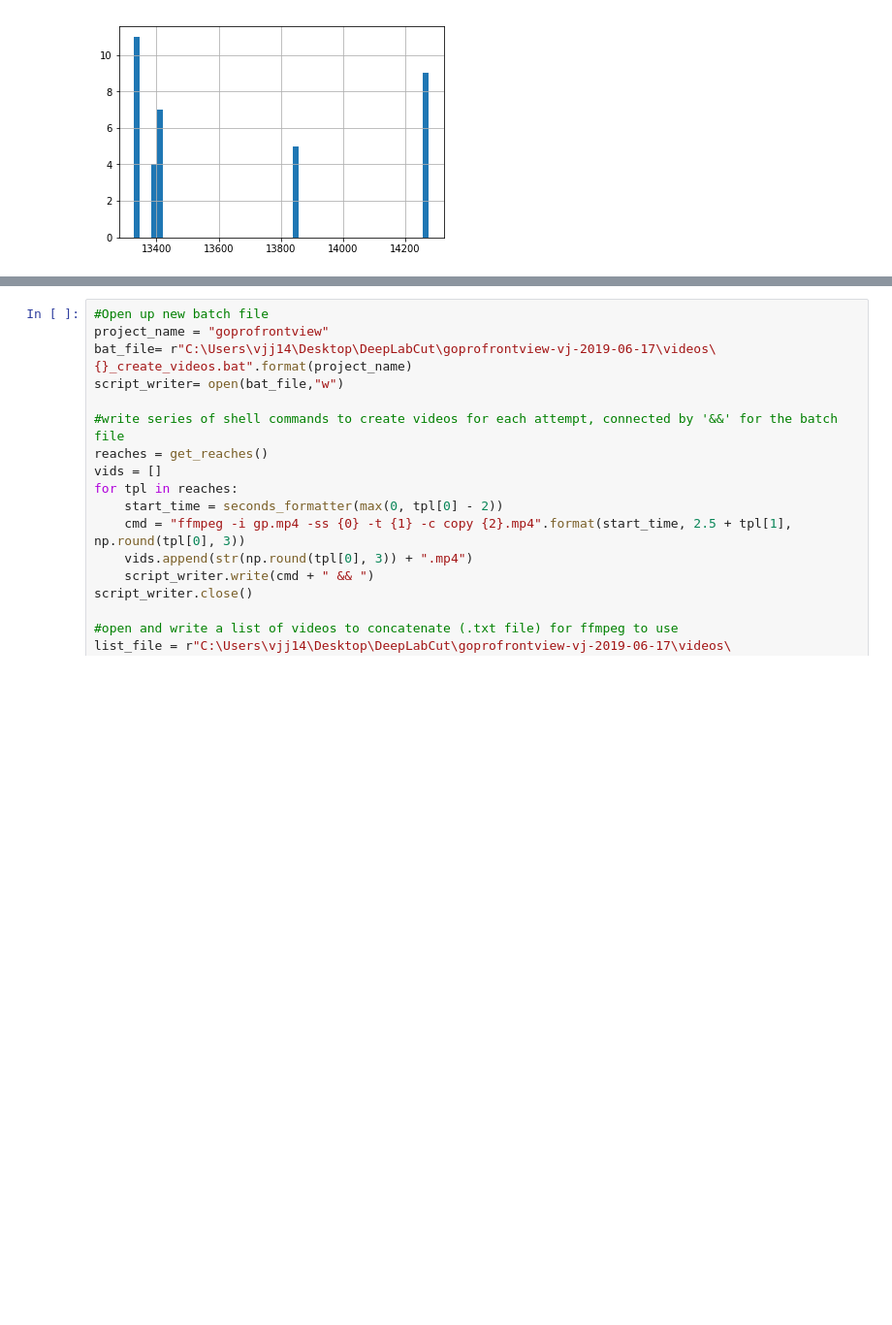
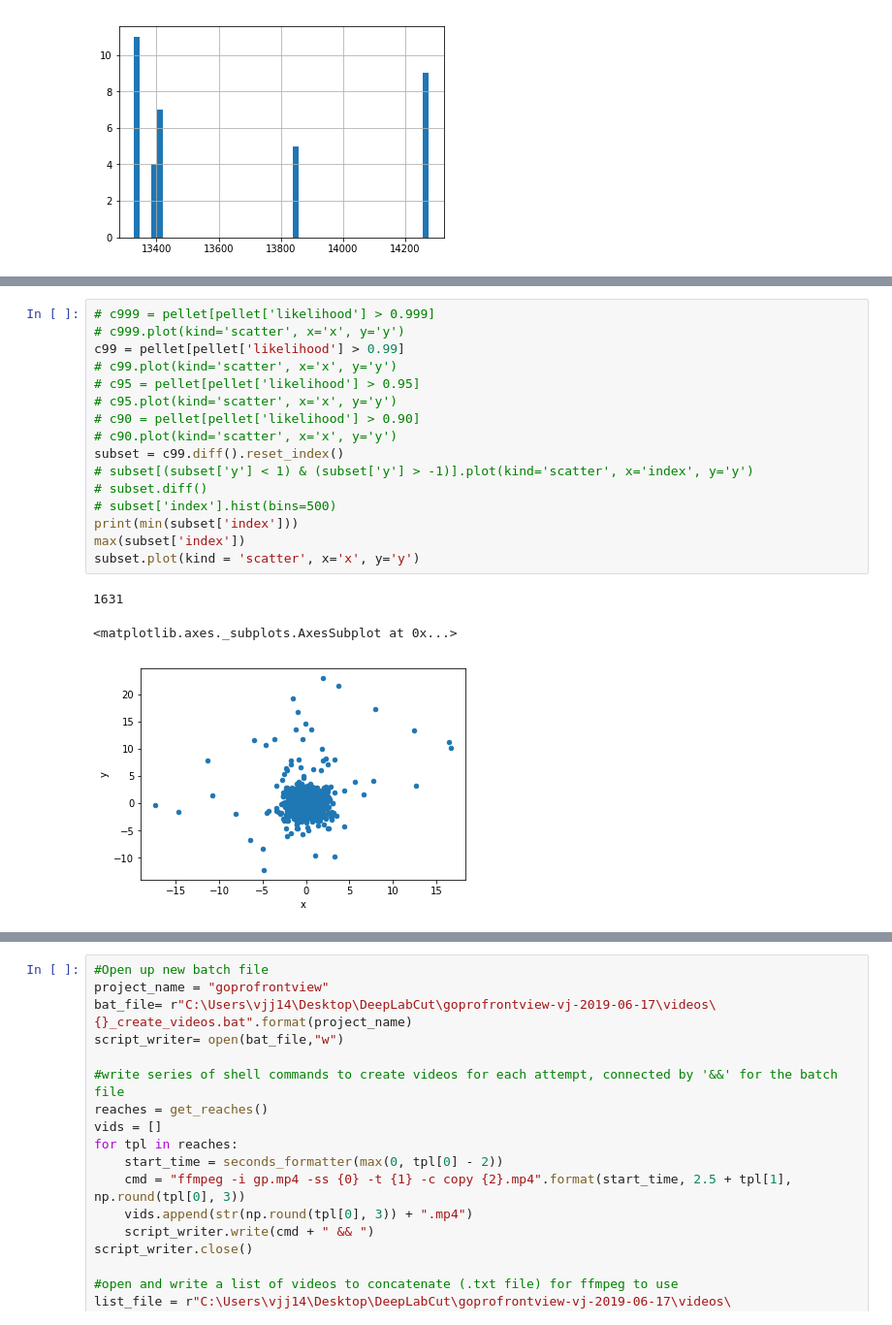
Before and after one commit to vjann/DLC, a Jupyter notebook: examples/data_notebooks/reach_isolation_and_video_creation.ipynb, the cells around one changed output, grey strips where cells are left out. Shown at 97% size. Drawn from its saved outputs; the diff is of its cells as text; blank space fills up the shorter version.

```diff
--- a/examples/data_notebooks/reach_isolation_and_video_creation.ipynb
+++ b/examples/data_notebooks/reach_isolation_and_video_creation.ipynb
@@ -94,0 +151,20 @@ len(get_reaches())
+# %%
+# c999 = pellet[pellet['likelihood'] > 0.999]
+# c999.plot(kind='scatter', x='x', y='y')
+c99 = pellet[pellet['likelihood'] > 0.99]
+# c99.plot(kind='scatter', x='x', y='y')
+# c95 = pellet[pellet['likelihood'] > 0.95]
+# c95.plot(kind='scatter', x='x', y='y')
+# c90 = pellet[pellet['likelihood'] > 0.90]
+# c90.plot(kind='scatter', x='x', y='y')
+subset = c99.diff().reset_index()
+# subset[(subset['y'] < 1) & (subset['y'] > -1)].plot(kind='scatter', x='index', y='y')
+# subset.diff()
+# subset['index'].hist(bins=500)
+print(min(subset['index']))
+max(subset['index'])
+subset.plot(kind = 'scatter', x='x', y='y')
+# %% [output]
+1631
+<matplotlib.axes._subplots.AxesSubplot at 0x...>
+[figure, added]
```
Also changed, not shown: parts of 21 cells of this notebook, 7 other files.
